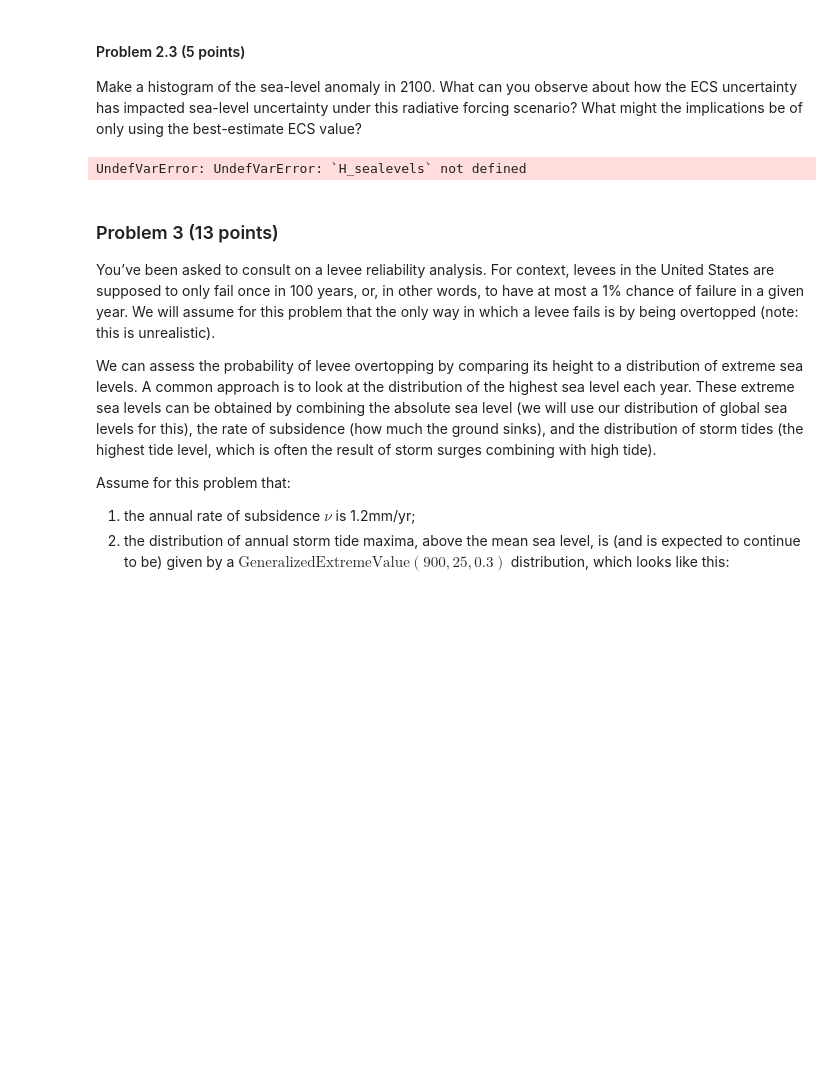
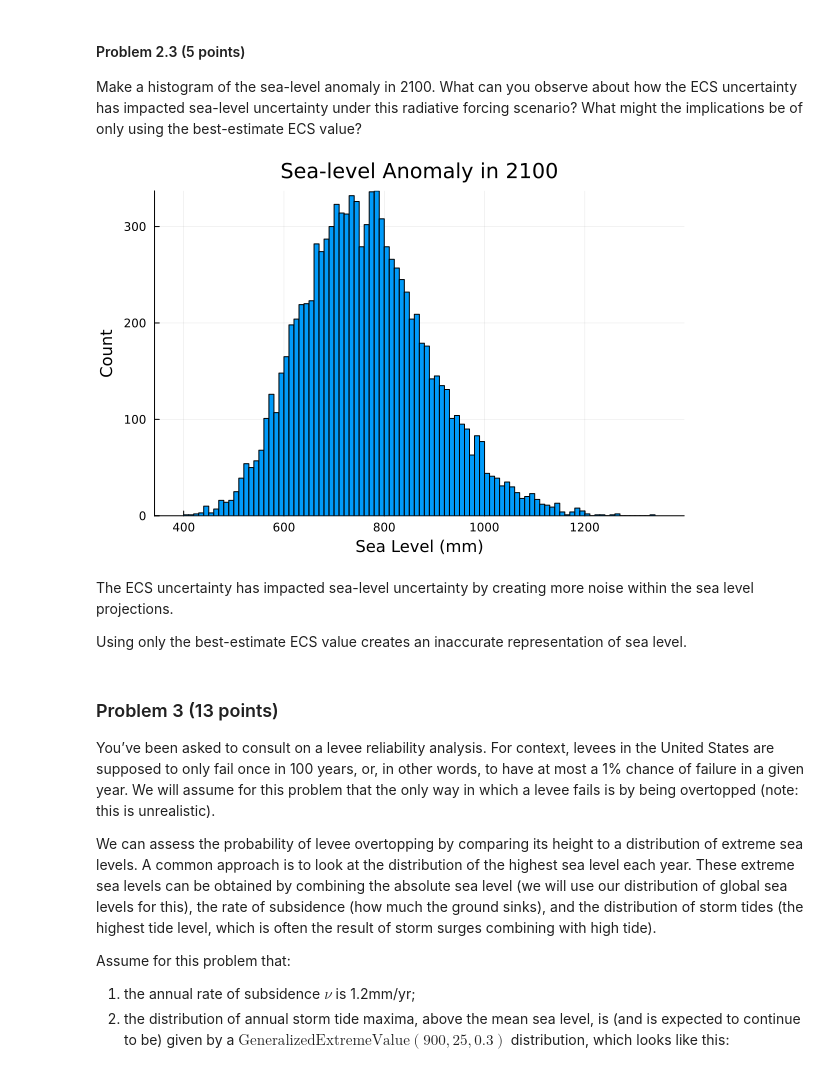
Before and after one commit to BEE4750-FA23/hw3-Erc03, a Jupyter notebook: hw03.ipynb, the cells around one changed output. Saved outputs shown, nothing was run; the diff lists cells and outputs as text; code cells hidden in the pictures; blank space fills up the shorter version.

```diff
--- a/hw03.ipynb
+++ b/hw03.ipynb
@@ -359,13 +366,17 @@ about how the ECS uncertainty has impacted sea-level uncertainty under
 this radiative forcing scenario? What might the implications be of only
 using the best-estimate ECS value?
 # %%
-sealevel_2100 = H_sealevels[:,length(years)]
+sealevel_2100 = H_sea[:,length(years)]
 histogram(sealevel_2100, legend=:false, bins=100)
 xlabel!("Sea Level (mm)")
 ylabel!("Count")
-title!("Global Mean Temperature Projections in 2100")
+title!("Sea-level Anomaly in 2100")
 # %% [output]
-UndefVarError: UndefVarError: `H_sealevels` not defined
+[figure, added]
+# %% [markdown]
+The ECS uncertainty has impacted sea-level uncertainty by creating more noise within the sea level projections.
+
+Using only the best-estimate ECS value creates an inaccurate representation of sea level.
 # %% [markdown]
 ### Problem 3 (13 points)
 
```
Also changed, not shown: parts of 12 cells of this notebook, 1 other file.
